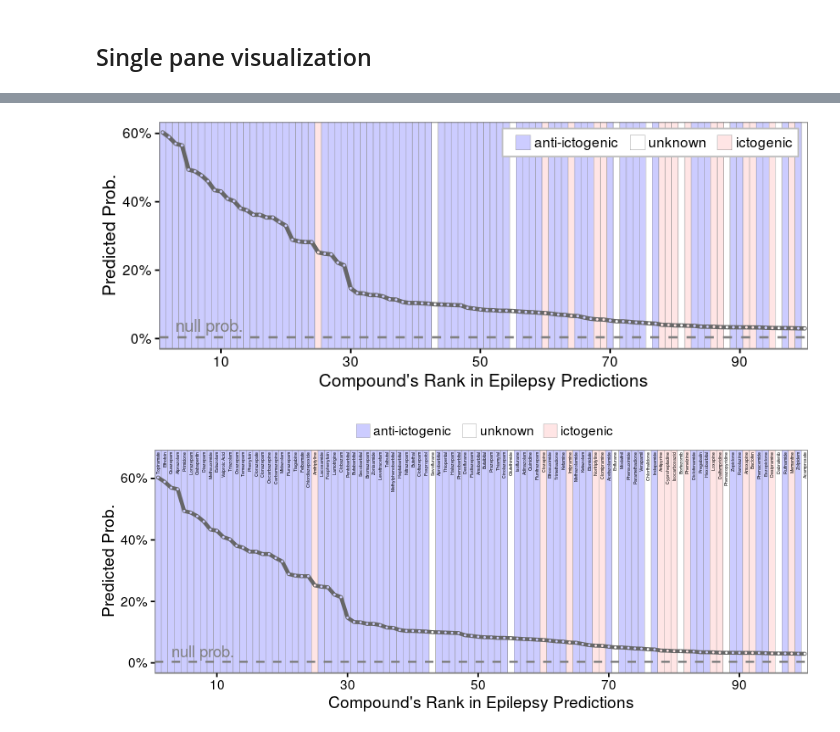
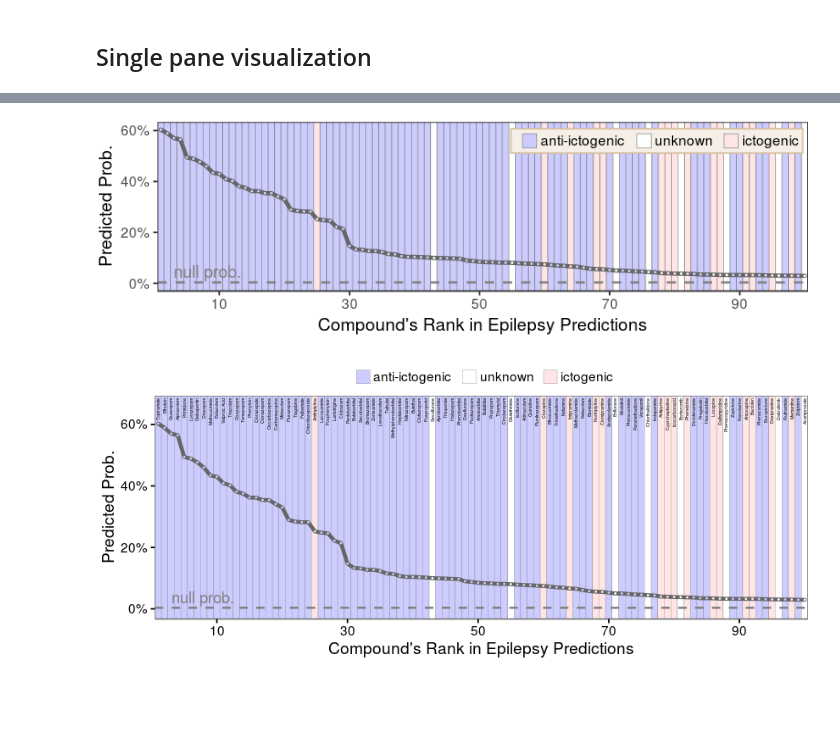
Before and after one commit to dhimmel/rephetio, a Jupyter notebook: epilepsy/2.repilepsy.ipynb, the cells around one changed output, grey strips where cells are left out. Saved outputs shown, nothing was run; the diff lists cells and outputs as text; code cells hidden in the pictures; blank space fills up the shorter version.

Commit message:
Create a combined epilepsy visualization
Combined SVGs in inkscape

```diff
--- a/epilepsy/2.repilepsy.ipynb
+++ b/epilepsy/2.repilepsy.ipynb
@@ -90,12 +93,12 @@ ggplot2::ggsave('figure/epilepsy-windows.pdf', gg_window, width = w, height = h)
 label_map = c(AIGD='anti-ictogenic  ', UNKD='unknown  ', IGD='ictogenic')
 color_map = c(AIGD='#ccccff', UNKD='#ffffff', IGD='#ffe5e5')
 
-w = 6.5; h = 2.5
+w = 6.5; h = 2
 options(repr.plot.width=w, repr.plot.height=h)
 
 gg_epilepsy_base = window_df %>%
   ggplot2::ggplot(ggplot2::aes(x = disease_rank, y = prediction)) +
-  ggplot2::geom_tile(ggplot2::aes(x = disease_rank, fill=category), width=1, height=Inf, color='#8c8c8c') +
+  ggplot2::geom_tile(ggplot2::aes(x = disease_rank, fill=category), size=0.2, width=1, height=Inf, color='#8c8c8c') +
   ggplot2::geom_hline(yintercept = null_prob, size=0.7, linetype='dashed', color='#808080') +
   ggplot2::annotate('text', x=3, y=null_prob, color='#808080', label='null prob.', vjust=-0.4, hjust=0) +
   ggplot2::geom_line(size=1.3, lineend='round', color='#666666') +
@@ -111,8 +114,10 @@ gg_epilepsy_base = window_df %>%
 
 gg_epilepsy = gg_epilepsy_base +
   ggplot2::theme(
-    legend.direction='horizontal', legend.position=c(0.995, 1), legend.justification = c(1, 1),
-    legend.background = ggplot2::element_rect(fill='white', color='gray')
+    legend.direction='horizontal', legend.position=c(0.992, 0.96), legend.justification = c(1, 1),
+    legend.background = ggplot2::element_rect(fill='#f5efe7', color='#d8c1a2'),
+    legend.spacing = grid::unit(0.2, "cm"),
+    legend.margin=ggplot2::margin(3, 3, 3, 3)
   )
 gg_epilepsy
 # %% [output]
@@ -119,2 +126,2 @@ gg_epilepsy
-[figure, old version]
+[figure, new version]
 # %%
```
Also changed, not shown: parts of 4 cells of this notebook, 13 other files.
